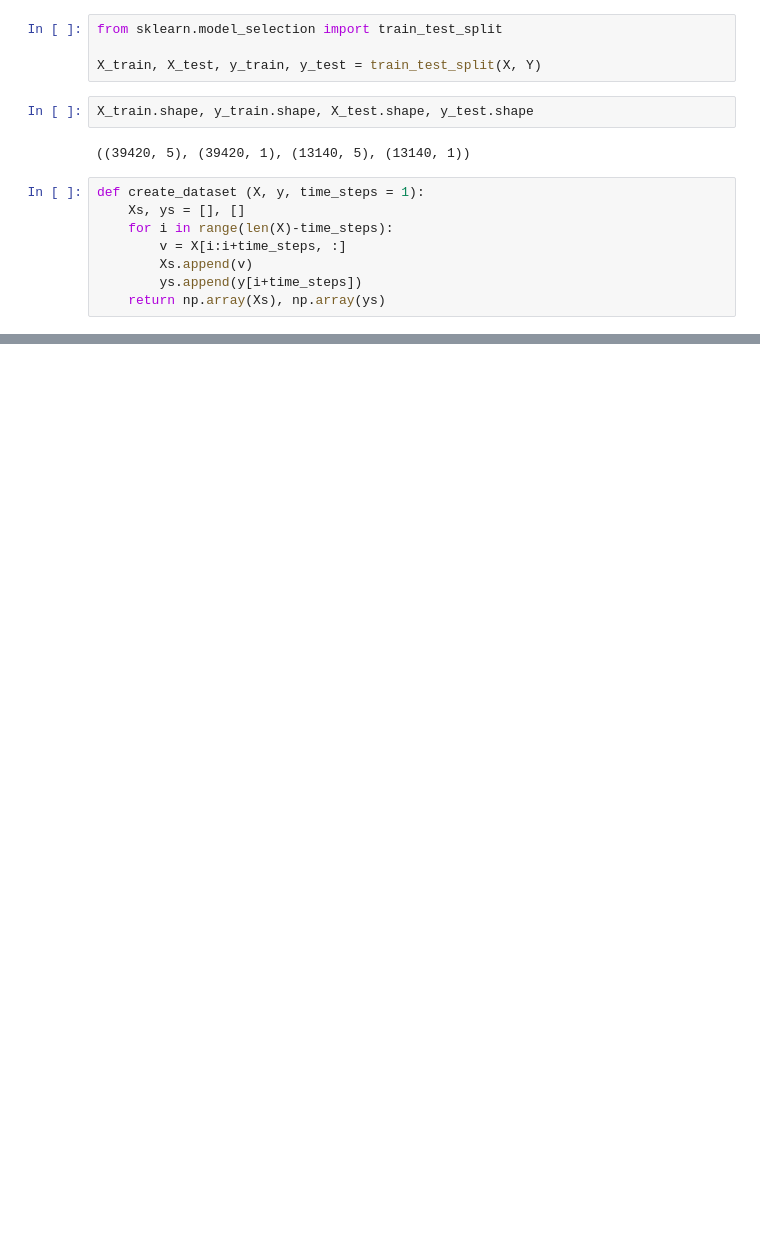
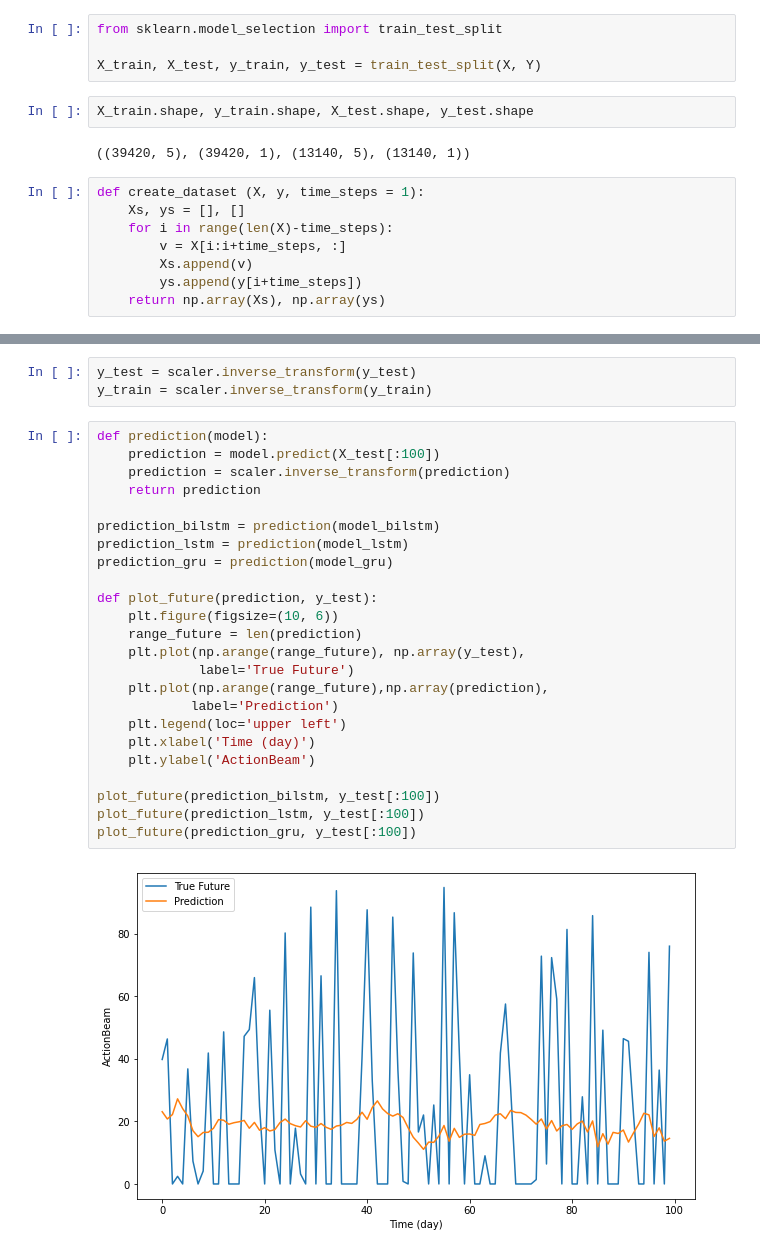
Before and after one commit to J-woooo/Dacon, a Jupyter notebook: wooooooo/ActionBeam.ipynb, the cells around one changed output, grey strips where cells are left out. Saved outputs shown, nothing was run; the diff lists cells and outputs as text; blank space fills up the shorter version.

```diff
--- a/wooooooo/ActionBeam.ipynb
+++ b/wooooooo/ActionBeam.ipynb
@@ -215,0 +242,29 @@ plot_loss (history)
+# %%
+y_test = scaler.inverse_transform(y_test)
+y_train = scaler.inverse_transform(y_train)
+# %%
+def prediction(model):
+    prediction = model.predict(X_test[:100])
+    prediction = scaler.inverse_transform(prediction)
+    return prediction
+
+prediction_bilstm = prediction(model_bilstm)
+prediction_lstm = prediction(model_lstm)
+prediction_gru = prediction(model_gru)
+
+def plot_future(prediction, y_test):
+    plt.figure(figsize=(10, 6))
+    range_future = len(prediction)
+    plt.plot(np.arange(range_future), np.array(y_test),
+             label='True Future')
+    plt.plot(np.arange(range_future),np.array(prediction),
+            label='Prediction')
+    plt.legend(loc='upper left')
+    plt.xlabel('Time (day)')
+    plt.ylabel('ActionBeam')
+
+plot_future(prediction_bilstm, y_test[:100])
+plot_future(prediction_lstm, y_test[:100])
+plot_future(prediction_gru, y_test[:100])
+# %% [output]
+[figure, added]
```
Also changed, not shown: parts of 17 cells of this notebook.
